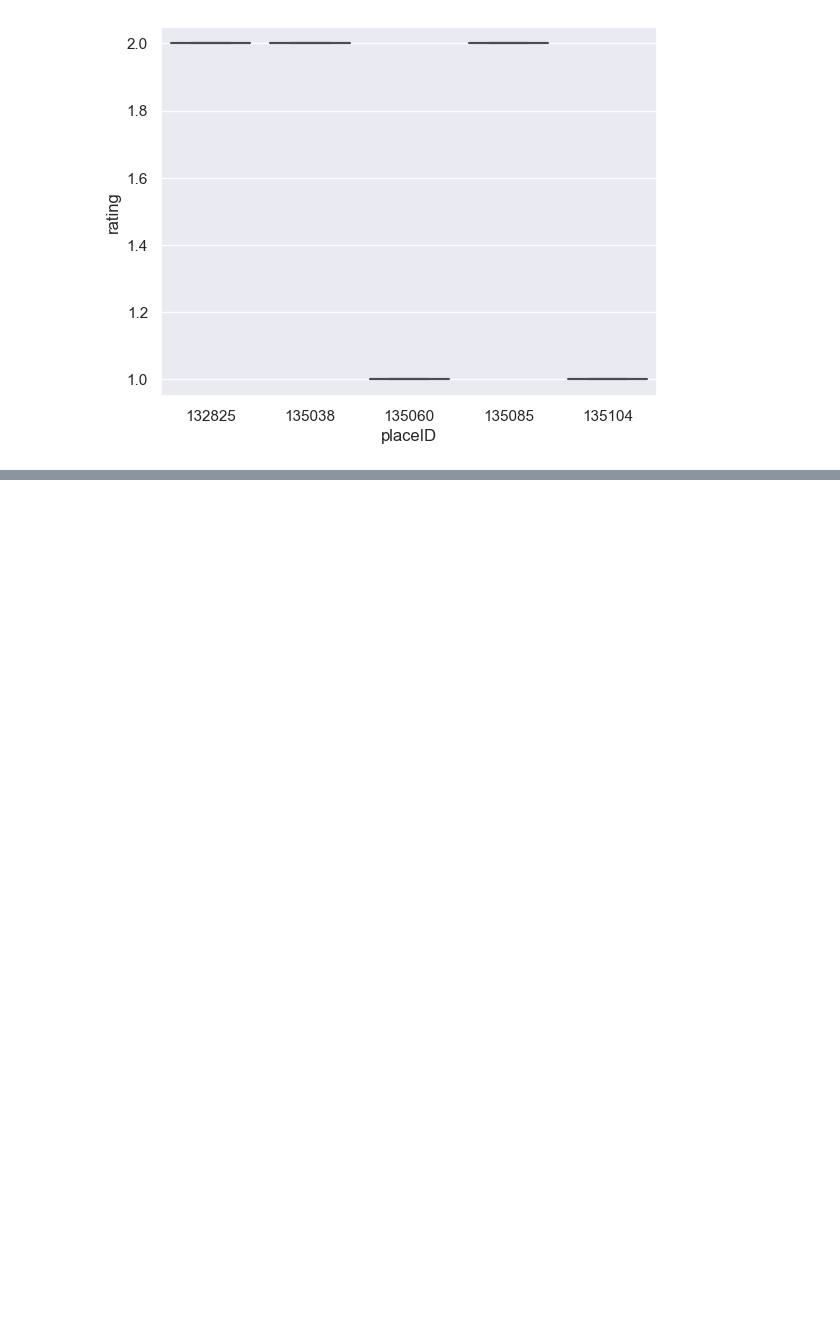
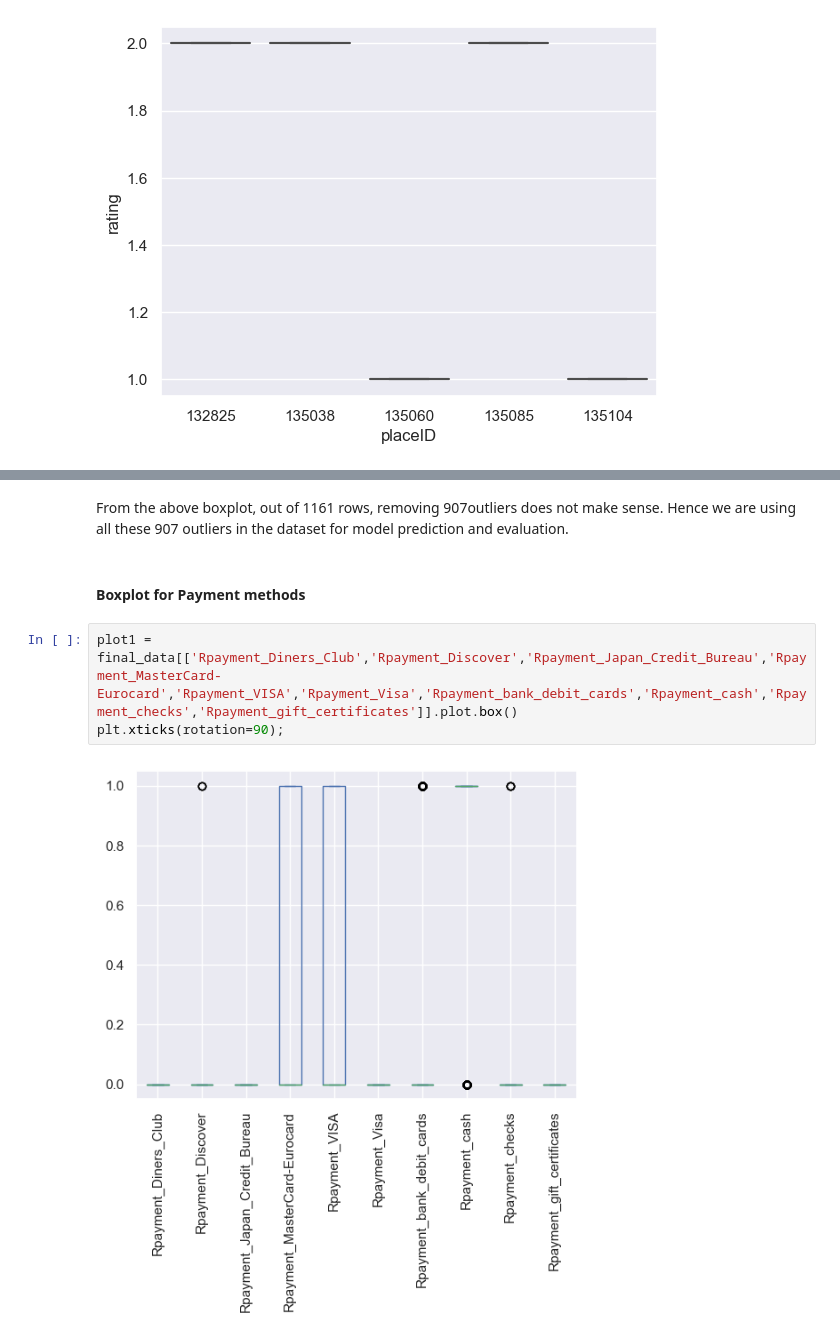
Before and after one commit to dpulivar/Restaurant_Recommendation_System_Group_3_DSML_IST5520, a Jupyter notebook: Milestone2/Restaurant_Reviews_Based_Recommendation_System_Group_3_Milestone2.ipynb, the cells around one changed output, grey strips where cells are left out. Drawn from its saved outputs; the diff is of its cells as text; blank space fills up the shorter version.

```diff
--- a/Milestone2/Restaurant_Reviews_Based_Recommendation_System_Group_3_Milestone2.ipynb
+++ b/Milestone2/Restaurant_Reviews_Based_Recommendation_System_Group_3_Milestone2.ipynb
@@ -1227,0 +1265,9 @@ sns.boxplot(x='placeID',y='rating',data=ratings.head());
+# %% [markdown]
+From the above boxplot, out of 1161 rows, removing 907outliers does not make sense. Hence we are using all these 907 outliers in the dataset for model prediction and evaluation.
+# %% [markdown]
+<h4> Boxplot for Payment methods </h4>
+# %%
+plot1 = final_data[['Rpayment_Diners_Club','Rpayment_Discover','Rpayment_Japan_Credit_Bureau','Rpayment_MasterCard-Eurocard','Rpayment_VISA','Rpayment_Visa','Rpayment_bank_debit_cards','Rpayment_cash','Rpayment_checks','Rpayment_gift_certificates']].plot.box()
+plt.xticks(rotation=90);
+# %% [output]
+[figure, added]
```
Also changed, not shown: parts of 18 cells of this notebook.
